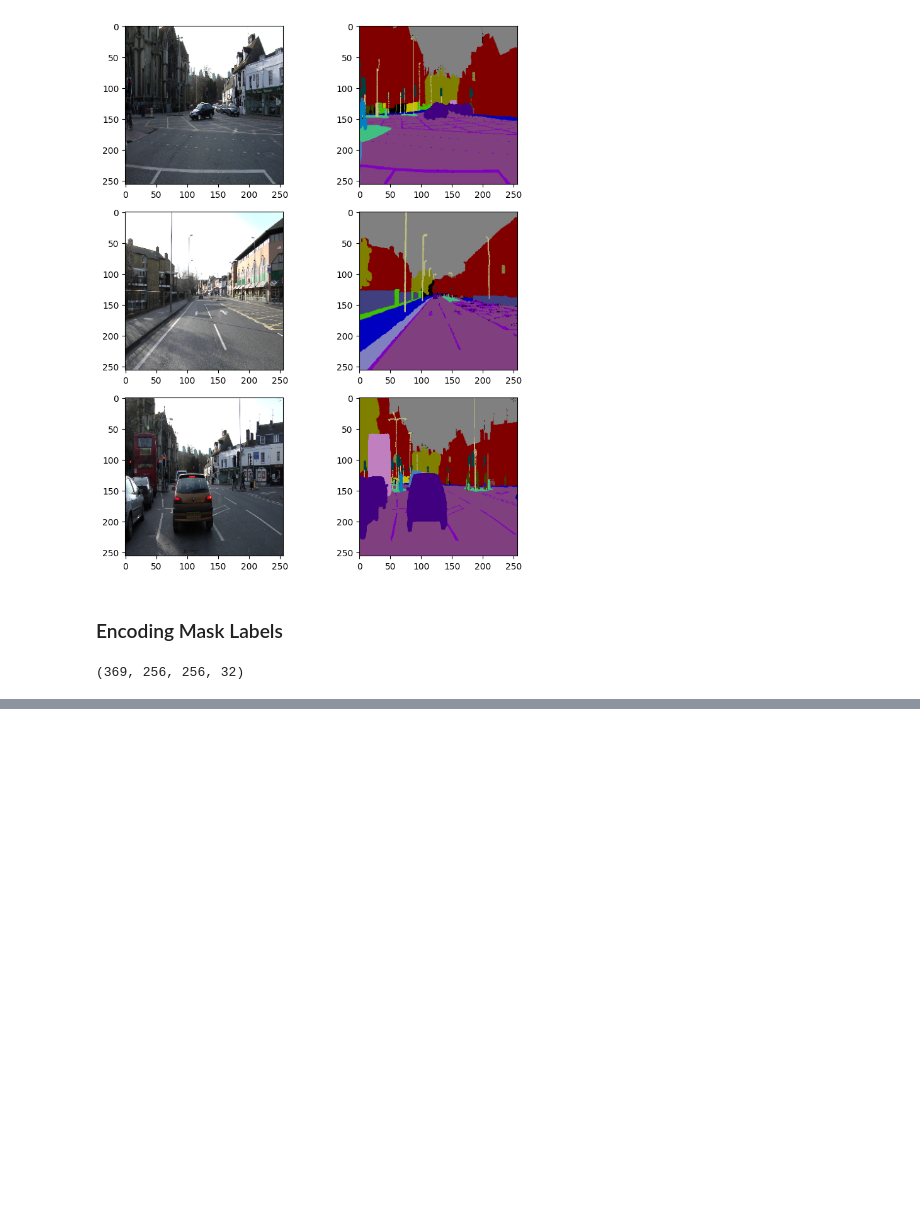
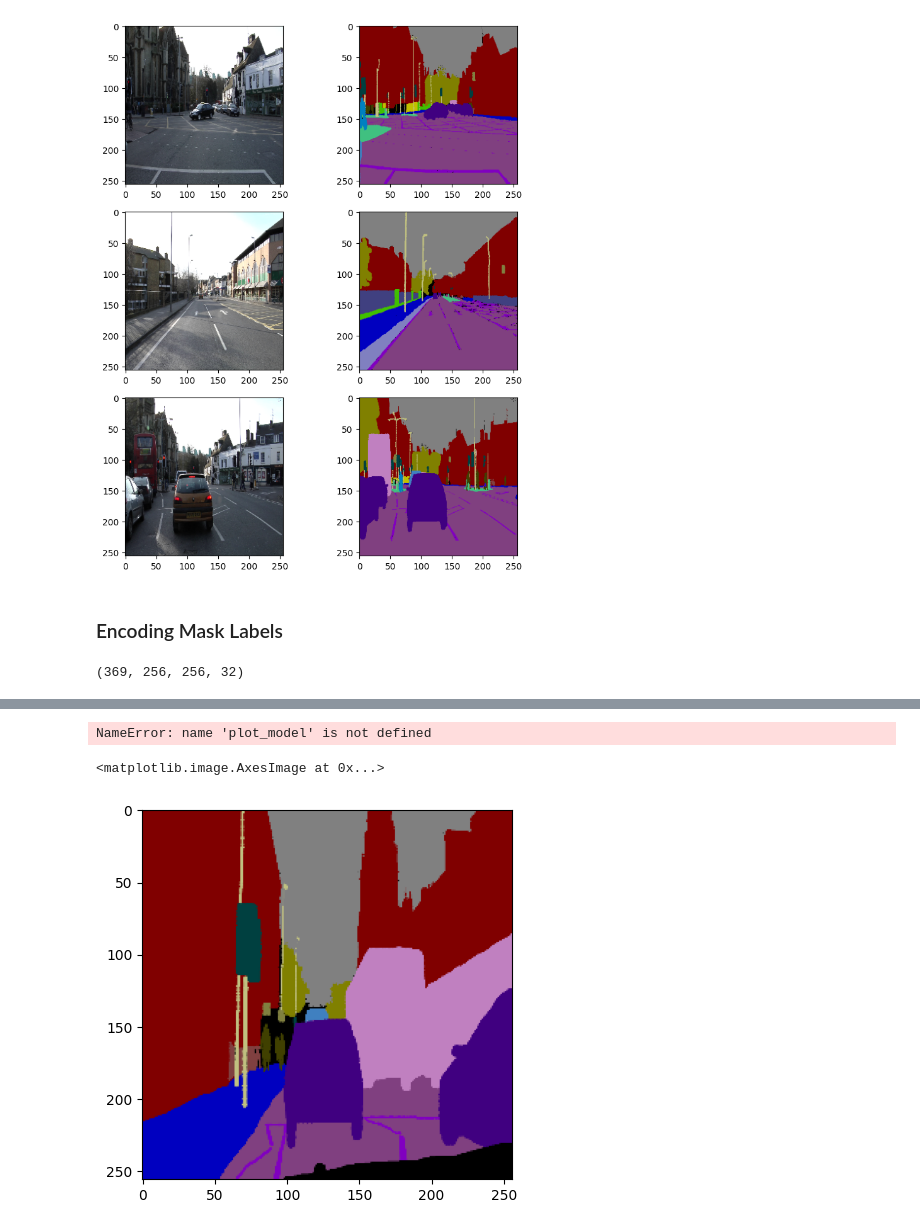
Before and after one commit to DavidAlexanderMoe/Road-Semantic-Segmentation-with-Unets, a Jupyter notebook: Script.ipynb, the cells around one changed output, grey strips where cells are left out. Cells and saved outputs as stored; diff of their text form; code cells hidden in the pictures; blank space fills up the shorter version.

```diff
--- a/Script.ipynb
+++ b/Script.ipynb
@@ -194,0 +242,9 @@ Epoch 3/3
+# %%
+plot_model(model, to_file='path/to/different/neural_network.png', show_shapes=True, show_layer_names=True)
+# %% [output]
+NameError: name 'plot_model' is not defined
+# %%
+plt.imshow(test_masks[0])
+# %% [output]
+<matplotlib.image.AxesImage at 0x...>
+[figure, added]
```
Also changed, not shown: parts of 22 cells of this notebook, 1 other file.
